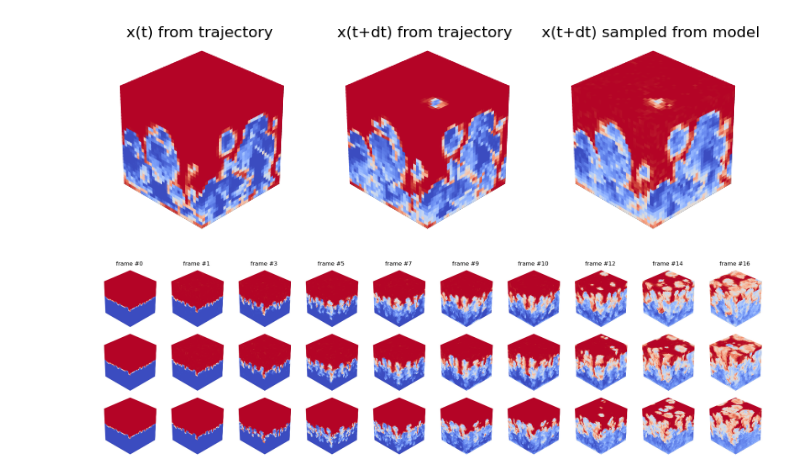
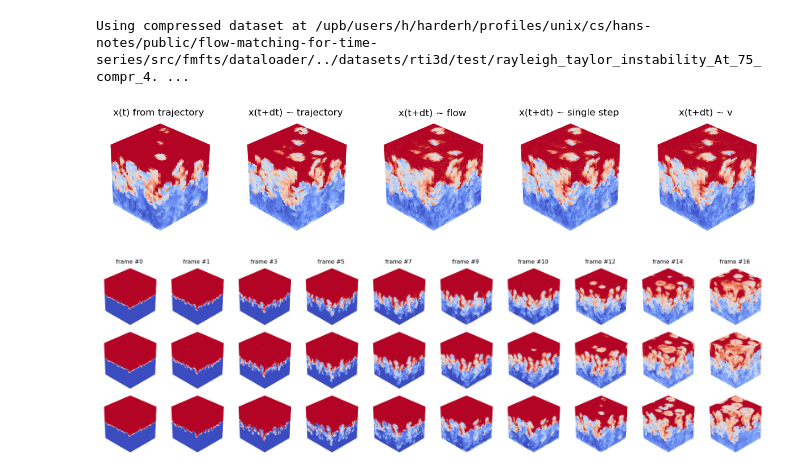
Before and after one commit to graps1/flow-matching-for-time-series, a Jupyter notebook: src/fmfts/experiments/rti3d_full/visualization.ipynb, the cells around one changed output. Drawn from its saved outputs; the diff is of its cells as text; code cells hidden in the pictures.

```diff
--- a/src/fmfts/experiments/rti3d_full/visualization.ipynb
+++ b/src/fmfts/experiments/rti3d_full/visualization.ipynb
@@ -1,43 +1,49 @@
 # %%
 import torch
+import copy
 import matplotlib.pyplot as plt
 from fmfts.experiments.rti3d_full.models import VelocityModelFullRTI3D, SingleStepModelFullRTI3D, FlowModelFullRTI3D
 from fmfts.dataloader.rti3d_full import DatasetFullRTI3D
-import fmfts.experiments.rti3d_full.training_parameters as params
-params = params.TrainingParameters()
+from fmfts.experiments.rti3d_full.training_parameters import params
 
 torch.set_grad_enabled(False)
 torch.set_default_device("cuda")
 
-velocity = VelocityModelFullRTI3D(features = params.features_velocity)
+velocity = VelocityModelFullRTI3D(**params["velocity"]["model_kwargs"])
 velocity.load_state_dict(torch.load("trained_models/state_velocity.pt", weights_only=True)["model"])
-single_step = SingleStepModelFullRTI3D(velocity_model = velocity, features = params.features_single_step)
+single_step = SingleStepModelFullRTI3D(velocity_model = copy.deepcopy(velocity), **params["single_step"]["model_kwargs"])
 single_step.load_state_dict(torch.load("trained_models/state_single_step.pt", weights_only=True)["model"])
-flow = FlowModelFullRTI3D(velocity_model = velocity, features = params.features_flow)
+flow = FlowModelFullRTI3D(velocity_model = copy.deepcopy(velocity), **params["flow"]["model_kwargs"])
 flow.load_state_dict(torch.load("trained_models/state_flow.pt", weights_only=True)["model"])
 
-dataset_test = DatasetFullRTI3D(mode="test", **params.kwargs_dataset_cls)
+dataset_test = DatasetFullRTI3D(mode="test", **params["dataset"]["kwargs"])
+# %% [output]
+Using compressed dataset at /upb/users/h/harderh/profiles/unix/cs/hans-notes/public/flow-matching-for-time-series/src/fmfts/dataloader/../datasets/rti3d/test/rayleigh_taylor_instability_At_75_compr_4. ...
 # %%
 # demonstrates how one can predict a single sample
-y, x = dataset_test.get(1, 90, sequence_len=2)
+y, x = dataset_test.get(0, 90, sequence_len=2)
 # x_pred = velocity.sample(y[None], steps=10, method="midpoint")
-x_pred = flow.sample(y[None], steps=3)
+x0 = flow.p0.sample(y[None].shape).to(y.device)
+x_pred = flow.sample(y[None], x0=x0, steps=1)
+x_pred1 = single_step.sample(y[None], x0=x0)
+x_pred2 = velocity.sample(y[None], x0=x0, steps=5, method="midpoint")
 
 # plotting
-fig, ax = plt.subplots(1, 3, figsize=(3*3, 3), subplot_kw=dict(projection="3d"))
+fig, ax = plt.subplots(1, 5, figsize=(5*3, 3), subplot_kw=dict(projection="3d"))
 dataset_test.plot(y, ax[0])
 dataset_test.plot(x, ax[1])
 dataset_test.plot(x_pred, ax[2])
+dataset_test.plot(x_pred1, ax[3])
+dataset_test.plot(x_pred2, ax[4])
 ax[0].set_title("x(t) from trajectory")
-ax[1].set_title("x(t+dt) from trajectory")
-ax[2].set_title("x(t+dt) sampled from model")
-for i in range(3):
-    ax[i].set_xticks([])
-    ax[i].set_yticks([])
-    ax[i].set_zticks([])
+ax[1].set_title("x(t+dt) ~ trajectory")
+ax[2].set_title("x(t+dt) ~ flow")
+ax[3].set_title("x(t+dt) ~ single step")
+ax[4].set_title("x(t+dt) ~ v")
+for i in range(5): ax[i].axis("off")
 plt.show()
 # %% [output]
-[figure, old version]
+[figure, new version]
 # %%
 # demonstrates how one can generate multiple trajectories
 n_trajectories = 2
@@ -47,8 +53,8 @@ y = dataset_test.get(0, 30, sequence_len=n_predictions)
 xs = torch.empty(n_predictions, n_trajectories, *y.shape[1:])
 xs[0,:] = y[0].clone()
 for k in range(n_predictions-1):
-    # xs[k+1] = velocity.sample(xs[k], steps=5, method="euler")
-    xs[k+1] = flow.sample(xs[k], steps=3)
+    # xs[k+1] = velocity.sample(xs[k], steps=10, method="midpoint")
+    xs[k+1] = flow.sample(xs[k], steps=1)
 
 # plotting
 n_plots   = 10
@@ -79,4 +85,4 @@ for i in range(n_plots):
 plt.tight_layout()
 plt.show()
 # %% [output]
-[figure, old version]
+[figure, new version]
```
Also changed, not shown: 17 other files.
